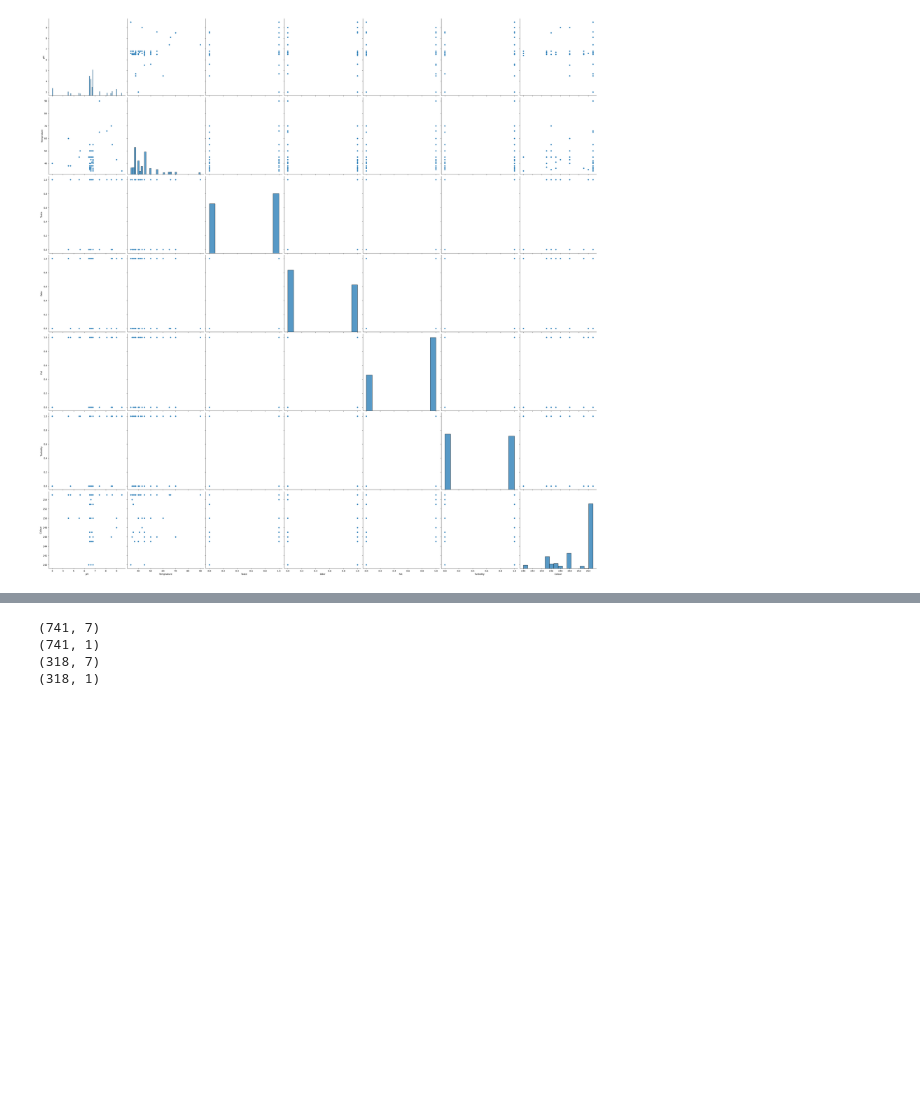
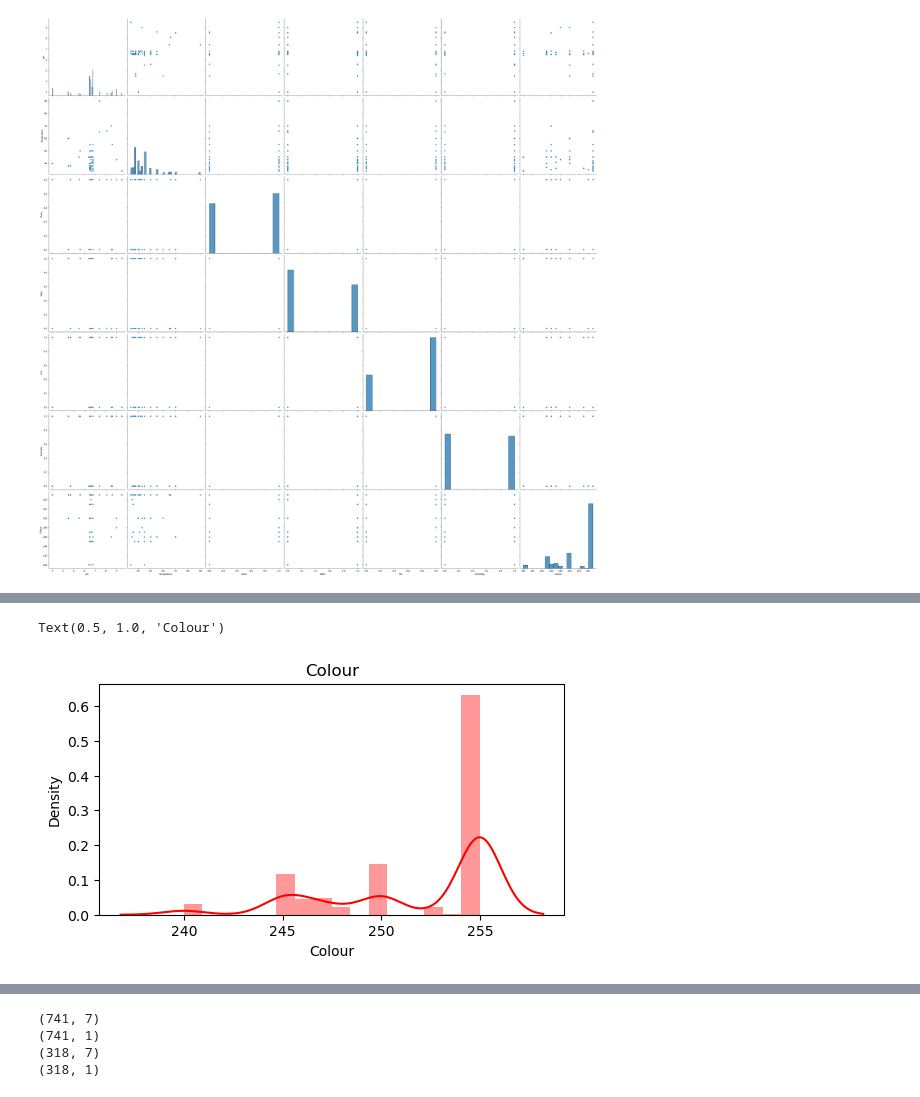
Before and after one commit to kintan-pitaloka/MilkQualityPredicitions, a Jupyter notebook: MilkQualityPredictions.ipynb, the cells around one changed output, grey strips where cells are left out. Cells and saved outputs as stored; diff of their text form; code cells hidden in the pictures; blank space fills up the shorter version.

```diff
--- a/MilkQualityPredictions.ipynb
+++ b/MilkQualityPredictions.ipynb
@@ -117,0 +208,6 @@ sns.pairplot(milkdata,height=5)
+# %%
+plt.figure(figsize=(6,3))
+sns.distplot(milkdata['Colour'], color="red").set_title('Colour')
+# %% [output]
+Text(0.5, 1.0, 'Colour')
+[figure, added]
```
Also changed, not shown: parts of 29 cells of this notebook.
